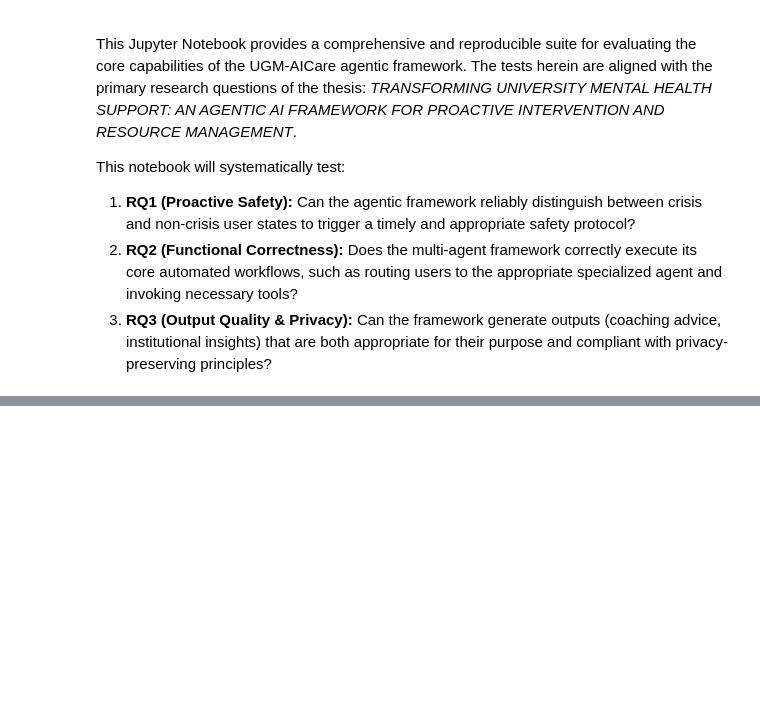
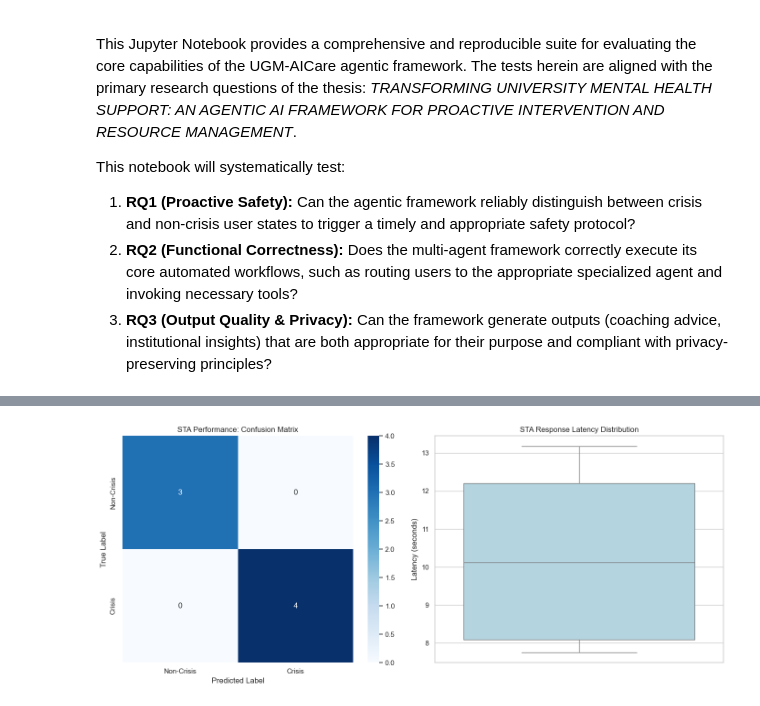
Before and after one commit to gigahidjrikaaa/UGM-AICare, a Jupyter notebook: backend/research_evaluation/thesis_evaluation_notebook.ipynb, the cells around one changed output, grey strips where cells are left out. Drawn from its saved outputs; the diff is of its cells as text; code cells hidden in the pictures; blank space fills up the shorter version.

```diff
--- a/backend/research_evaluation/thesis_evaluation_notebook.ipynb
+++ b/backend/research_evaluation/thesis_evaluation_notebook.ipynb
@@ -646,0 +442,13 @@ This notebook will systematically test:
+# %%
+# Load the dataset for RQ1
+try:
+    with open(RQ1_DATASET_PATH, 'r') as f:
+        rq1_dataset = json.load(f)
+    rq1_df = pd.DataFrame(rq1_dataset)
+    print("RQ1 crisis scenarios dataset loaded successfully.")
+    display(rq1_df.head())
+    display(rq1_df.describe())
+except FileNotFoundError:
+    print(f"Error: The file {RQ1_DATASET_PATH} was not found.")
+except json.JSONDecodeError:
+    print(f"Error: The file {RQ1_DATASET_PATH} is not a valid JSON file.")
@@ -646,0 +653,26 @@ This notebook will systematically test:
+# %%
+# Visualize the results
+if not valid_results_df.empty:
+    # Create a figure with two subplots
+    fig, (ax1, ax2) = plt.subplots(1, 2, figsize=(14, 6))
+
+    # 1. Confusion Matrix
+    cm = confusion_matrix(valid_results_df['ground_truth'], valid_results_df['predicted'])
+    sns.heatmap(cm, annot=True, fmt='d', cmap='Blues', ax=ax1,
+                xticklabels=['Non-Crisis', 'Crisis'],
+                yticklabels=['Non-Crisis', 'Crisis'])
+    ax1.set_title('STA Performance: Confusion Matrix')
+    ax1.set_xlabel('Predicted Label')
+    ax1.set_ylabel('True Label')
+
+    # 2. Latency Distribution
+    sns.boxplot(y=valid_results_df['latency'], ax=ax2, color='lightblue')
+    ax2.set_title('STA Response Latency Distribution')
+    ax2.set_ylabel('Latency (seconds)')
+
+    plt.tight_layout()
+    plt.show()
+else:
+    print("Could not generate visualizations due to empty results.")
+# %% [output]
+[figure, added]
```
Also changed, not shown: parts of 57 cells of this notebook, 20 other files.
